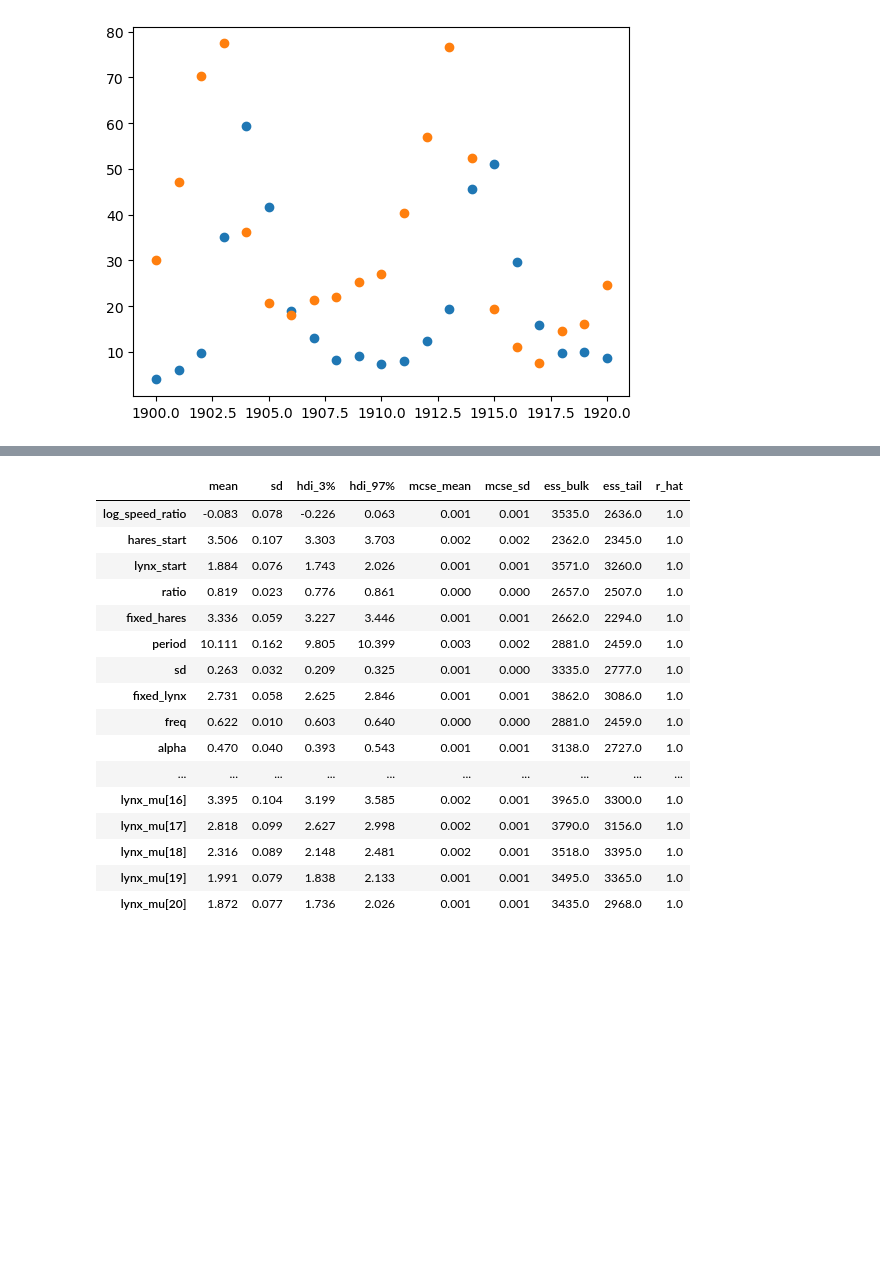
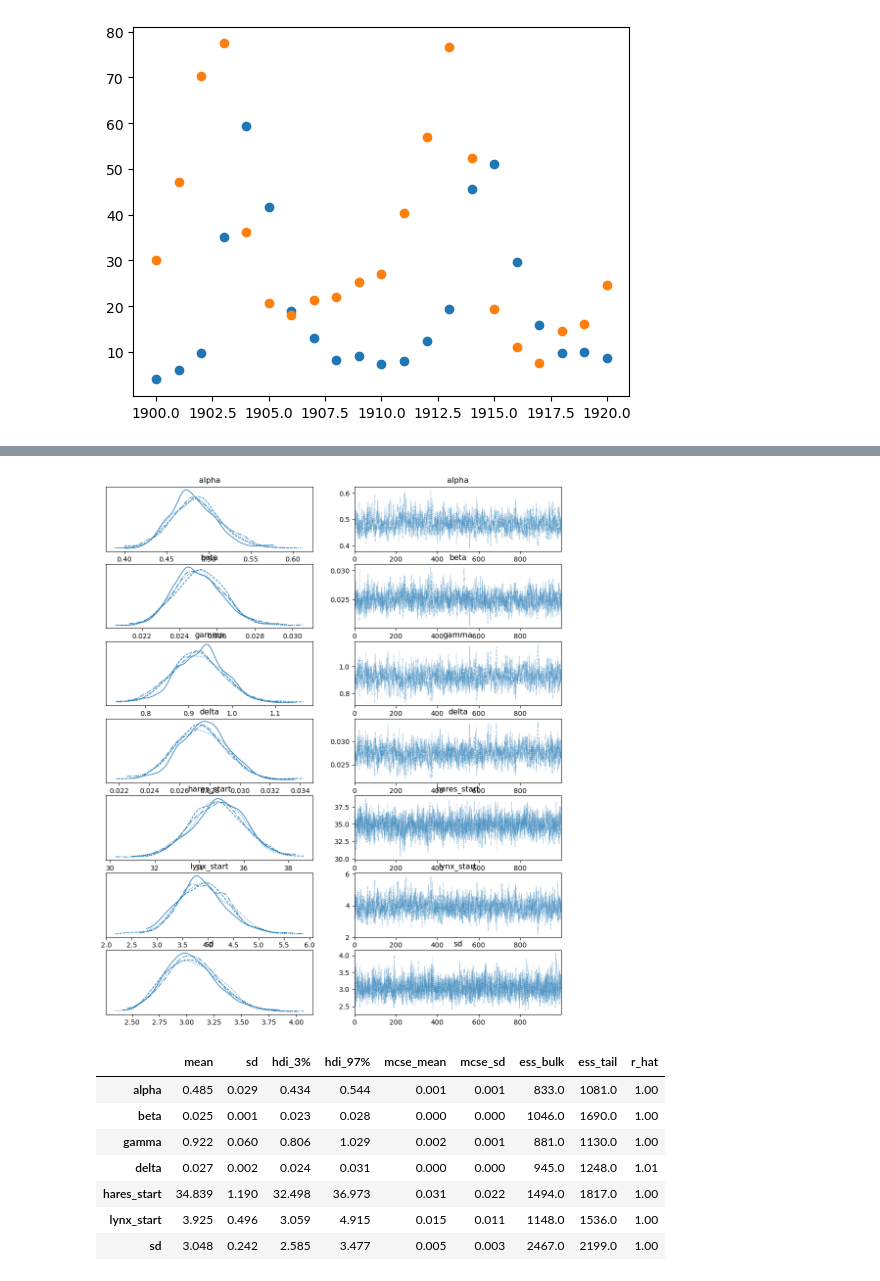
Before and after one commit to DrEntropy/turingTest, a Jupyter notebook: sunode_test.ipynb, the cells around one changed output, grey strips where cells are left out. Drawn from its saved outputs; the diff is of its cells as text; code cells hidden in the pictures; blank space fills up the shorter version.

```diff
--- a/sunode_test.ipynb
+++ b/sunode_test.ipynb
@@ -111,7 +111,7 @@ plt.plot(times, hare_data, 'o')
 # %%
 
 
-with pm.Model() as model:
+with pm.Model() as model_og:
     hares_start = pm.HalfNormal('hares_start', sigma=50)
     lynx_start = pm.HalfNormal('lynx_start', sigma=50)
 
@@ -170,6 +219,6 @@ with pm.Model() as model:
 # %%
 with model:
-    idata = pm.sample(tune=1000, draws=1000, chains =4, cores=1)
+    idata = pm.sample(tune=1000, draws=1000, chains =4,cores = 4)
 # %% [output]
 Auto-assigning NUTS sampler...
 Initializing NUTS using jitter+adapt_diag...
@@ -183,21 +245,16 @@ Sampling 4 chains for 1_000 tune and 1_000 draw iterations (4_000 + 4_000 draws
+# %%
+az.plot_trace(idata, var_names=['alpha', 'beta', 'gamma', 'delta', 'hares_start', 'lynx_start', 'sd']);
+# %% [output]
+[figure, added]
 # %%
 # list the variables in idata
-az.summary(idata)
+az.summary(idata, var_names=['alpha', 'beta', 'gamma', 'delta', 'hares_start', 'lynx_start', 'sd'])
 # %% [output]
 |  | mean | sd | hdi_3% | hdi_97% | mcse_mean | mcse_sd | ess_bulk | ess_tail | r_hat |
-| log_speed_ratio | -0.083 | 0.078 | -0.226 | 0.063 | 0.001 | 0.001 | 3535.0 | 2636.0 | 1.0 |
-| hares_start | 3.506 | 0.107 | 3.303 | 3.703 | 0.002 | 0.002 | 2362.0 | 2345.0 | 1.0 |
-| lynx_start | 1.884 | 0.076 | 1.743 | 2.026 | 0.001 | 0.001 | 3571.0 | 3260.0 | 1.0 |
-| ratio | 0.819 | 0.023 | 0.776 | 0.861 | 0.000 | 0.000 | 2657.0 | 2507.0 | 1.0 |
-| fixed_hares | 3.336 | 0.059 | 3.227 | 3.446 | 0.001 | 0.001 | 2662.0 | 2294.0 | 1.0 |
-| period | 10.111 | 0.162 | 9.805 | 10.399 | 0.003 | 0.002 | 2881.0 | 2459.0 | 1.0 |
-| sd | 0.263 | 0.032 | 0.209 | 0.325 | 0.001 | 0.000 | 3335.0 | 2777.0 | 1.0 |
-| fixed_lynx | 2.731 | 0.058 | 2.625 | 2.846 | 0.001 | 0.001 | 3862.0 | 3086.0 | 1.0 |
-| freq | 0.622 | 0.010 | 0.603 | 0.640 | 0.000 | 0.000 | 2881.0 | 2459.0 | 1.0 |
-| alpha | 0.470 | 0.040 | 0.393 | 0.543 | 0.001 | 0.001 | 3138.0 | 2727.0 | 1.0 |
-| ... | ... | ... | ... | ... | ... | ... | ... | ... | ... |
-| lynx_mu[16] | 3.395 | 0.104 | 3.199 | 3.585 | 0.002 | 0.001 | 3965.0 | 3300.0 | 1.0 |
-| lynx_mu[17] | 2.818 | 0.099 | 2.627 | 2.998 | 0.002 | 0.001 | 3790.0 | 3156.0 | 1.0 |
-| lynx_mu[18] | 2.316 | 0.089 | 2.148 | 2.481 | 0.002 | 0.001 | 3518.0 | 3395.0 | 1.0 |
-| lynx_mu[19] | 1.991 | 0.079 | 1.838 | 2.133 | 0.001 | 0.001 | 3495.0 | 3365.0 | 1.0 |
-| lynx_mu[20] | 1.872 | 0.077 | 1.736 | 2.026 | 0.001 | 0.001 | 3435.0 | 2968.0 | 1.0 |
+| alpha | 0.485 | 0.029 | 0.434 | 0.544 | 0.001 | 0.001 | 833.0 | 1081.0 | 1.00 |
+| beta | 0.025 | 0.001 | 0.023 | 0.028 | 0.000 | 0.000 | 1046.0 | 1690.0 | 1.00 |
+| gamma | 0.922 | 0.060 | 0.806 | 1.029 | 0.002 | 0.001 | 881.0 | 1130.0 | 1.00 |
+| delta | 0.027 | 0.002 | 0.024 | 0.031 | 0.000 | 0.000 | 945.0 | 1248.0 | 1.01 |
+| hares_start | 34.839 | 1.190 | 32.498 | 36.973 | 0.031 | 0.022 | 1494.0 | 1817.0 | 1.00 |
+| lynx_start | 3.925 | 0.496 | 3.059 | 4.915 | 0.015 | 0.011 | 1148.0 | 1536.0 | 1.00 |
+| sd | 3.048 | 0.242 | 2.585 | 3.477 | 0.005 | 0.003 | 2467.0 | 2199.0 | 1.00 |
```
Also changed, not shown: parts of 4 cells of this notebook, 2 other files.
